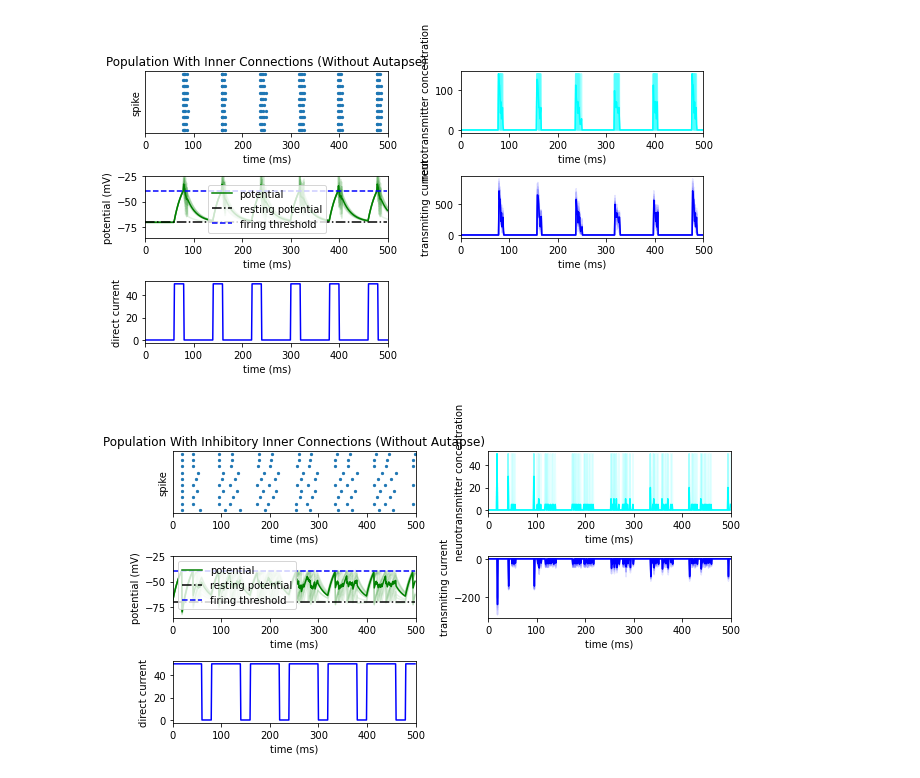
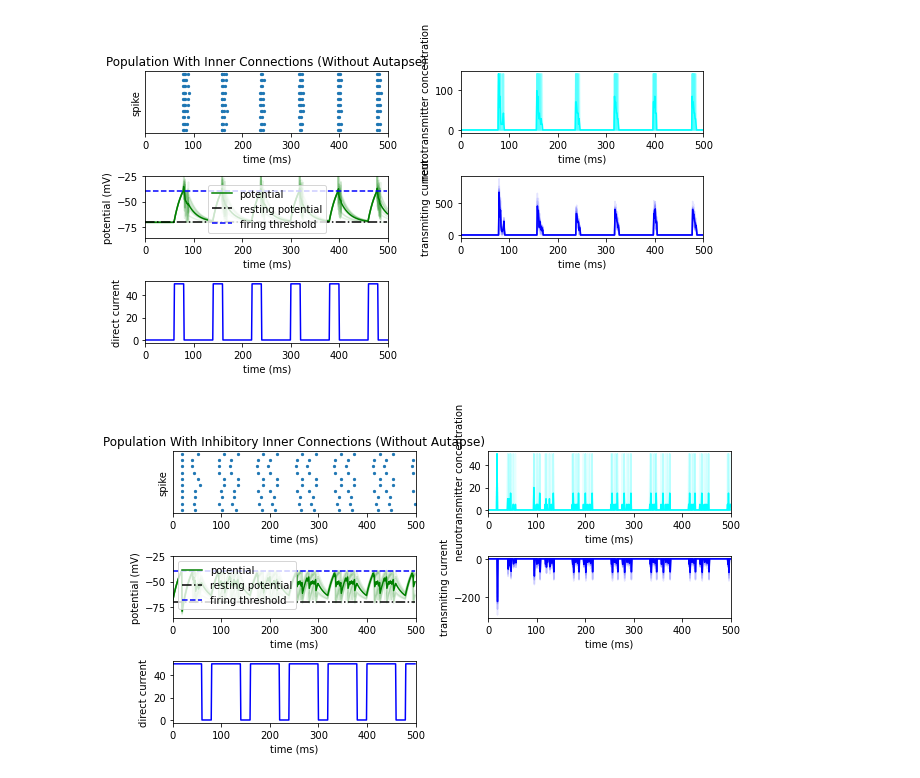
Before and after one commit to cnrl/Spiral, a Jupyter notebook: examples/5.network.ipynb, the cells around one changed output. Saved outputs shown, nothing was run; the diff lists cells and outputs as text; code cells hidden in the pictures.

```diff
--- a/examples/5.network.ipynb
+++ b/examples/5.network.ipynb
@@ -108,7 +108,7 @@ plt.show()
 population = 10
 n = LIF(name='A', shape=(population,), batch=1, dt=1., analyzable=True)
 a = Axon(response_function=ScalingResponseFunction(scale=140.), analyzable=True)
-s = DisconnectorSynapticCover(Synapse)(connectivity_pattern=InvertConnectivity(AutapseConnectivity)())
+s = DisconnectorSynapticCover(FullyConnectedSynapse)(connectivity_pattern=InvertConnectivity(AutapseConnectivity)())
 d = LinearDendrite(analyzable=True)
 
 n.use(a).use(d)
@@ -141,42 +141,42 @@ md['I'].set_ylabel('direct current')
 md['S'].set_title('Population With Inner Connections (Without Autapse)')
 plt.show()
 # %% [output]
-[figure, old version]
+[figure, new version]
 # %%
 population = 10
 n = LIF(name='A', shape=(population,), batch=1, dt=1., analyzable=True)
 a = Axon(response_function=ScalingResponseFunction(scale=50.), is_excitatory=False, analyzable=True)
-s = DisconnectorSynapticCover(Synapse)(connectivity_pattern=InvertConnectivity(AutapseConnectivity)())
+s = DisconnectorSynapticCover(FullyConnectedSynapse)(connectivity_pattern=InvertConnectivity(AutapseConnectivity)())
 d = LinearDendrite(analyzable=True)
 
 n.use(a).use(d)
 s.connect(a).connect(d)
 
 net = Network(dt=1., batch=2)
 net.insert(n).insert(s)
 net.reset()
 
 I = FunctionGenerator.generate(500, shape=(1, population,),
                                baseline={20*i: 50.*(i%4!=3) for i in range(25)})
 sim = Simulator(net.progress)
 sim.simulate(inputs={'external_inputs': {'A': {'direct_input': I}}}, times=500)
 
 plt.figure(figsize=(10,5))
 md = MatplotlibDashboard([
         ['S','A'],
         ['U','D'],
         ['I',None],
     ], hspace=.7, wspace=.3)
 
 n.plot_potential(md['U'])
 n.plot_spikes(md['S'], s=5)
 a.plot_neurotransmitter(md['A'])
 d.plot_transmiting_current(md['D'])
 md['I'].plot(I.reshape(I.shape[0], -1).mean(axis=[1]), color='blue')
 md['I'].set_xlim((0,500))
 md['I'].set_xlabel('time (ms)')
 md['I'].set_ylabel('direct current')
 md['S'].set_title('Population With Inhibitory Inner Connections (Without Autapse)')
 plt.show()
 # %% [output]
-[figure, old version]
+[figure, new version]
```
Also changed, not shown: parts of 3 cells of this notebook, 8 other files.
